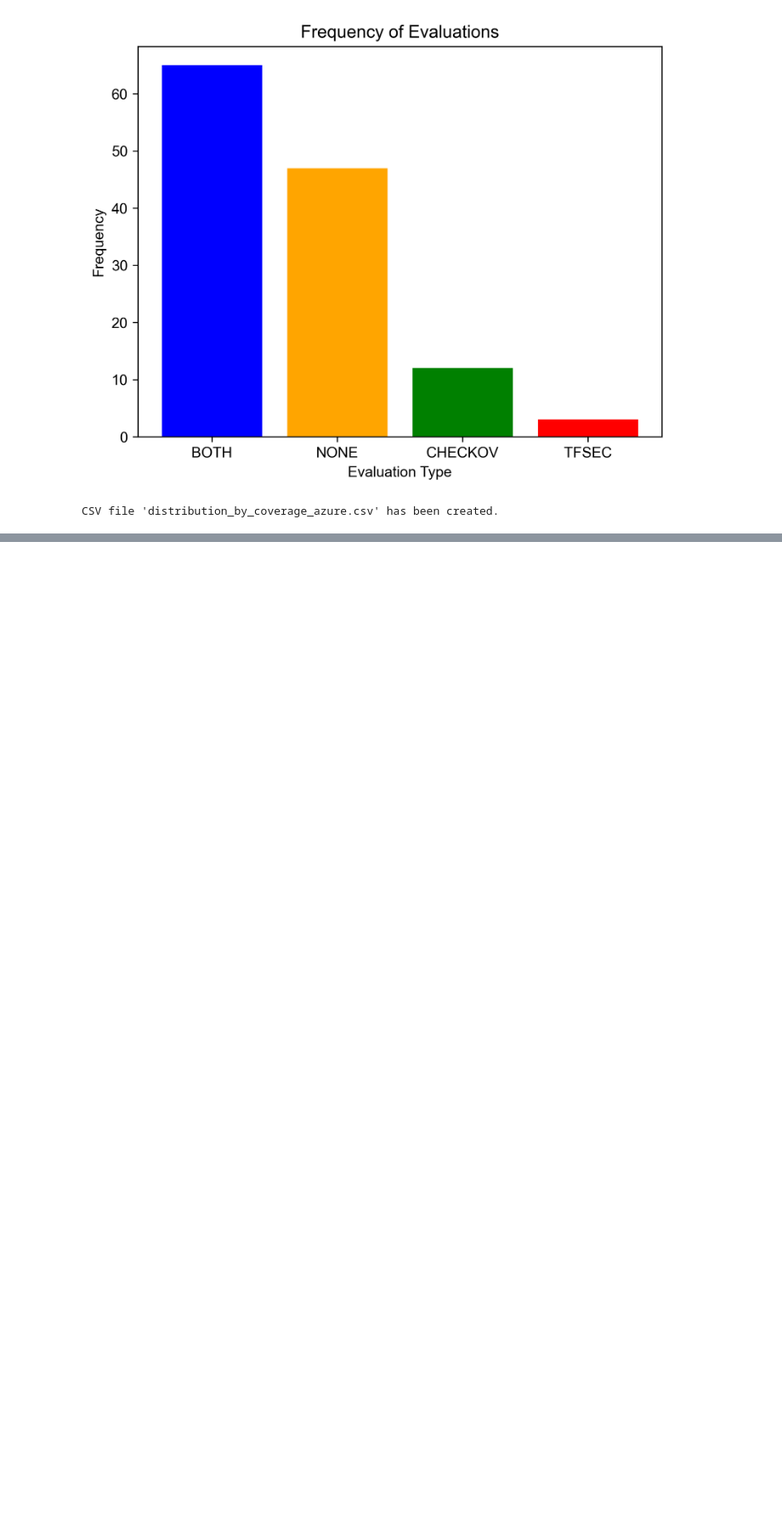
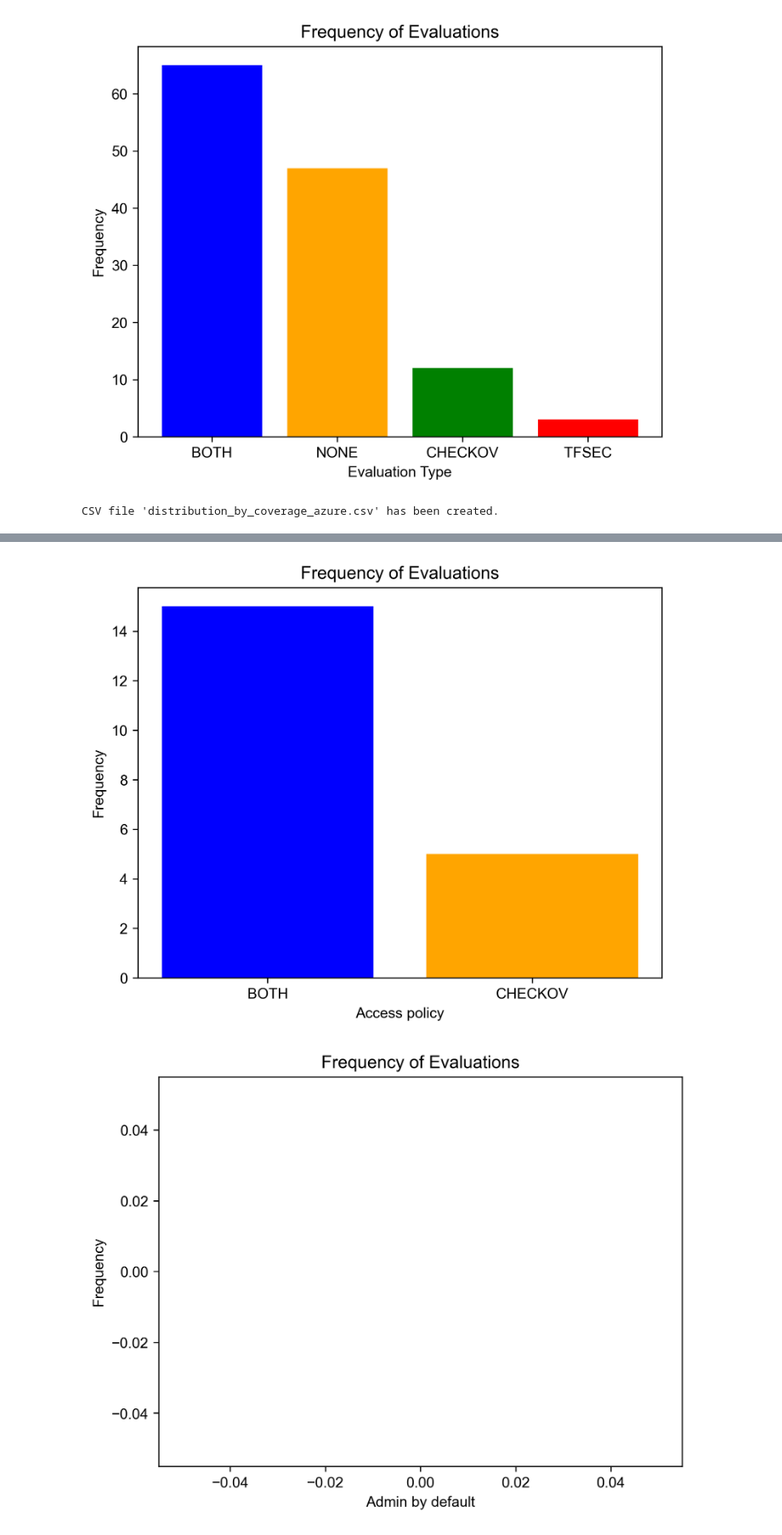
Before and after one commit to averdet/master-terraform-sec-adoption, a Jupyter notebook: azure/analysis_notebook_by_policy.ipynb, the cells around one changed output, grey strips where cells are left out. Shown at 85% size. Cells and saved outputs as stored; diff of their text form; code cells hidden in the pictures; blank space fills up the shorter version.

Commit message:
scripts for analysis at policy level

```diff
--- a/azure/analysis_notebook_by_policy.ipynb
+++ b/azure/analysis_notebook_by_policy.ipynb
@@ -192,0 +330,78 @@ CSV file 'distribution_by_coverage_azure.csv' has been created.
+# %%
+#False negatives of the tools: Checkov related to tfsec, and vice-versa
+#Perform the analyze based on the categories. For each category, generate a chart.
+import matplotlib.pyplot as plt
+
+results_tfsec = {}
+results_checkov = {}
+with open(RESULTS_FILE_TFSEC, 'r') as f:
+    f.readline()
+    policies_rows = f.readlines()
+    for row in policies_rows:
+        s_row = row.split(',')
+        repo_name = s_row[0]
+        passed_check = s_row[3].split(";")
+        failed_check = s_row[4].split(";")
+
+        results_tfsec[repo_name] = [passed_check, failed_check]
+
+with open(RESULTS_FILE_AZURE, 'r') as f:
+    f.readline()
+    policies_rows = f.readlines()
+    for row in policies_rows:
+        s_row = row.split(',')
+        repo_name = s_row[0]
+        passed_check = s_row[3].split(";")
+        failed_check = s_row[4].split(";")
+
+        results_checkov[repo_name] = [passed_check, failed_check]
+
+for category in categories:
+    target_policies = categories.get(category)
+    output = []
+    for project in results_checkov:
+        result_project_tfsec = results_tfsec.get(project)
+        result_project_checkov = results_checkov.get(project)
+        if result_project_tfsec is not None and result_project_checkov is not None:
+            for policy in policies_checkov:
+                tfsec_pol_id = policies_tfsec.get(policy)[0]
+                checkov_pol_id = policies_checkov.get(policy)[0]
+                evaluation = ""
+                if checkov_pol_id in target_policies:
+                    if (checkov_pol_id in result_project_checkov[0] and not checkov_pol_id in result_project_checkov[1]) \
+                            and (tfsec_pol_id in result_project_tfsec[0] and not tfsec_pol_id in result_project_tfsec[1]):
+                        evaluation = "BOTH"
+                    if (checkov_pol_id in result_project_checkov[0] and not checkov_pol_id in result_project_checkov[1]) \
+                                and (tfsec_pol_id in result_project_tfsec[1] and not tfsec_pol_id in result_project_tfsec[0]):
+                        evaluation = "CHECKOV"
+                    if (checkov_pol_id in result_project_checkov[1] and not checkov_pol_id in result_project_checkov[0]) \
+                            and (tfsec_pol_id in result_project_tfsec[0] and not tfsec_pol_id in result_project_tfsec[1]):
+                        evaluation = "TFSEC"
+                    if (checkov_pol_id in result_project_checkov[1] and not checkov_pol_id in result_project_checkov[0]) \
+                            and (tfsec_pol_id in result_project_tfsec[1] and not tfsec_pol_id in result_project_tfsec[0]):
+                        evaluation = "NONE"
+
+                    if evaluation != "":
+                        output.append([project, policy, evaluation])
+
+    # Count the frequency of each evaluation
+    evaluation_counts = {}
+    for project_name, policy_id, evaluation in output:
+        if evaluation in evaluation_counts:
+            evaluation_counts[evaluation] += 1
+        else:
+            evaluation_counts[evaluation] = 1
+
+    # Prepare data for plotting
+    evaluations = list(evaluation_counts.keys())
+    counts = list(evaluation_counts.values())
+
+    # Create the bar chart
+    plt.bar(evaluations, counts, color=['blue', 'orange', 'green', 'red'])
+    plt.xlabel(category)
+    plt.ylabel('Frequency')
+    plt.title('Frequency of Evaluations')
+    plt.show()
+# %% [output]
+[figure, added]
+[figure, added]
```
Also changed, not shown: parts of 3 cells of this notebook.
